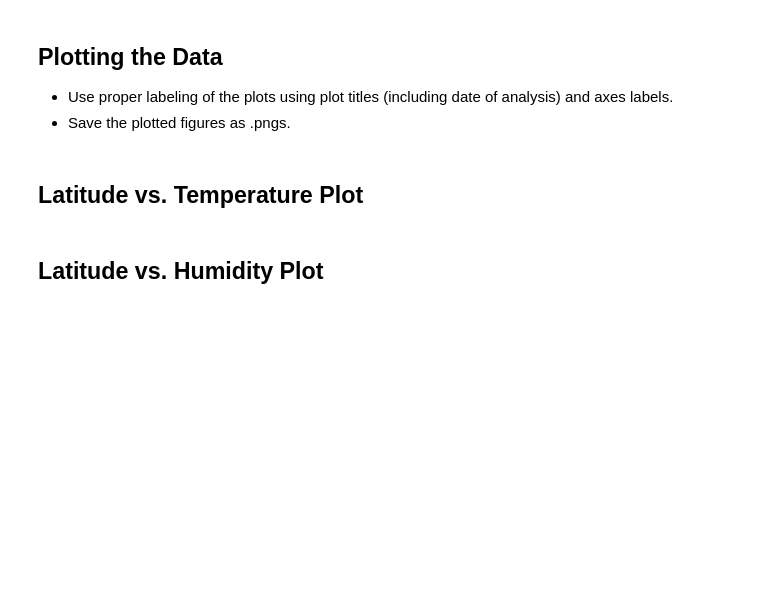
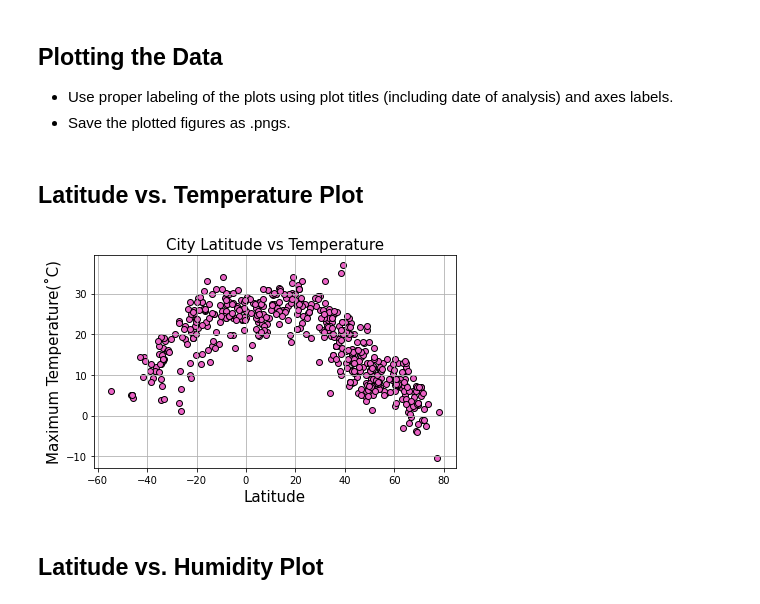
Before and after one commit to skumble27/python-api-challenge, a Jupyter notebook: WeatherPy/WeatherPy_Draft2.ipynb, the cells around one changed output. Saved outputs shown, nothing was run; the diff lists cells and outputs as text; code cells hidden in the pictures; blank space fills up the shorter version.

```diff
--- a/WeatherPy/WeatherPy_Draft2.ipynb
+++ b/WeatherPy/WeatherPy_Draft2.ipynb
@@ -199,2 +197,17 @@ y_temperature = clean_city_data['Max Temp']
+# %%
+# A scatter plot will be used in order to determine the relationship between temperature and lattitudes
+x_lattitude = clean_city_data['Lattitude']
+y_temperature = clean_city_data['Max Temp']
+fig1, ax1 = plt.subplots()
+ax1.set_title('City Latitude vs Temperature',fontsize=15)
+ax1.set_ylabel('Maximum Temperature(˚C)', fontsize=15)
+ax1.set_xlabel('Latitude',fontsize=15)
+ax1.scatter(x_lattitude,y_temperature, edgecolors='black', c='#eb63c6')
+ax1.grid(True)
+fig1.tight_layout()
+plt.savefig('../Images/Latitude_vs_Temperature.png')
+plt.show()
+# %% [output]
+[figure, added]
 # %% [markdown]
 ## Latitude vs. Humidity Plot
```
Also changed, not shown: parts of 14 cells of this notebook, 6 other files.
